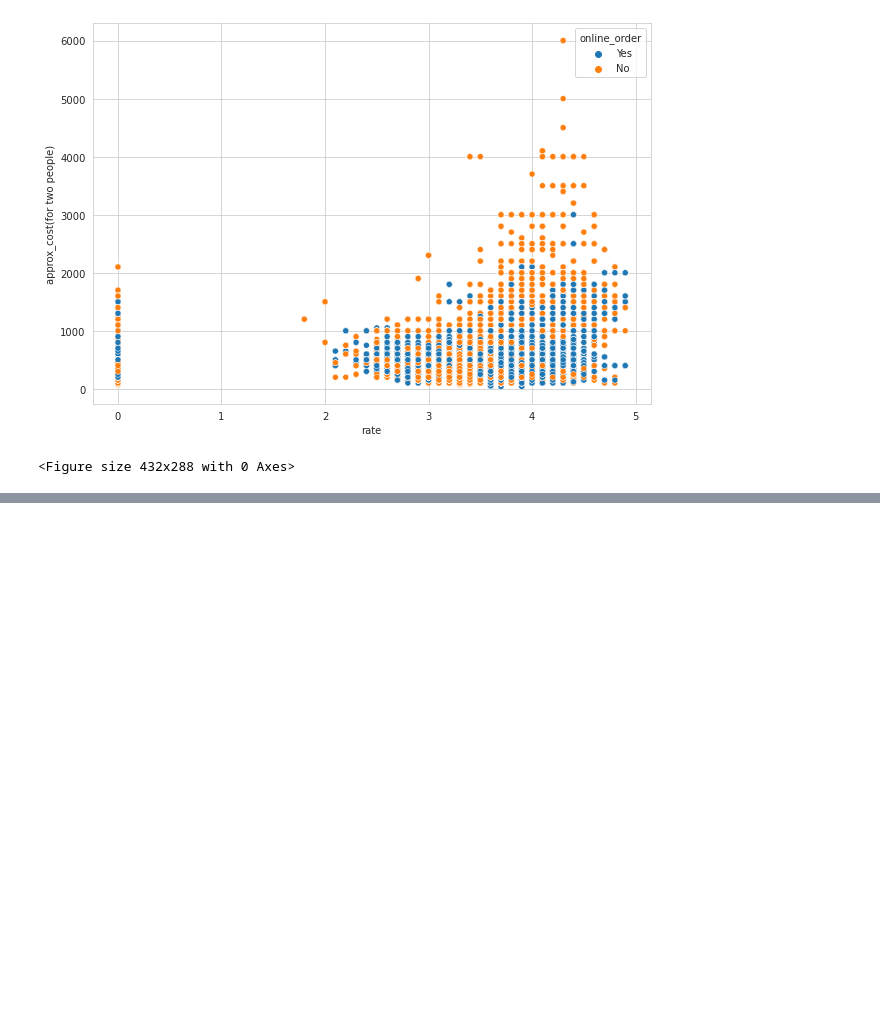
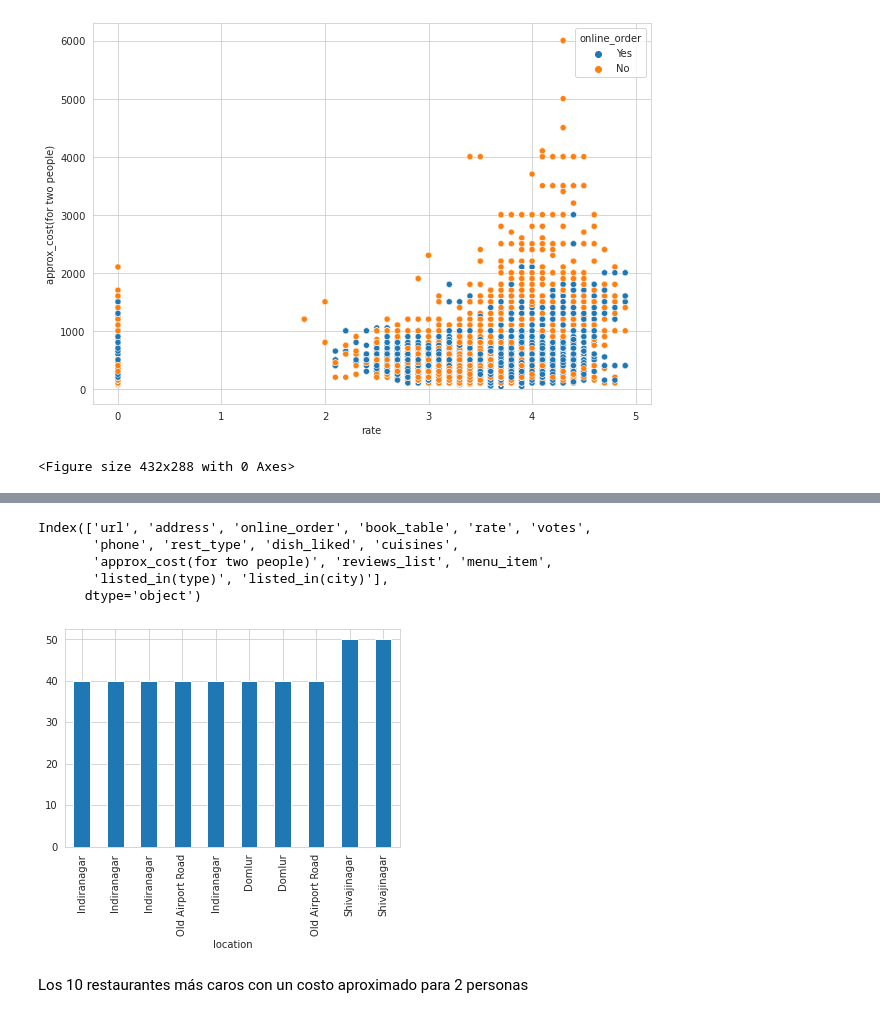
Before and after one commit to Data-Analysis-Projects-Udemy/Project-3-Geospatial-Analysis-Project, a Jupyter notebook: Zomato_EDA.ipynb, the cells around one changed output, grey strips where cells are left out. Cells and saved outputs as stored; diff of their text form; code cells hidden in the pictures; blank space fills up the shorter version.

```diff
--- a/Zomato_EDA.ipynb
+++ b/Zomato_EDA.ipynb
@@ -440,0 +523,3 @@ plt.savefig("./images/costvsrating.png")
+# %%
+data.set_index('location',inplace=True)
+data['approx_cost(for two people)'].nsmallest(10)
@@ -440,0 +539,15 @@ plt.savefig("./images/costvsrating.png")
+# %%
+data.columns
+# %% [output]
+Index(['url', 'address', 'online_order', 'book_table', 'rate', 'votes',
+       'phone', 'rest_type', 'dish_liked', 'cuisines',
+       'approx_cost(for two people)', 'reviews_list', 'menu_item',
+       'listed_in(type)', 'listed_in(city)'],
+      dtype='object')
+# %%
+data['approx_cost(for two people)'].nsmallest(10).plot.bar()
+plt.savefig("./images/cheap_loc.png")
+# %% [output]
+[figure, added]
+# %% [markdown]
+Los 10 restaurantes más caros con un costo aproximado para 2 personas
```
Also changed, not shown: parts of 63 cells of this notebook, 20 other files.
